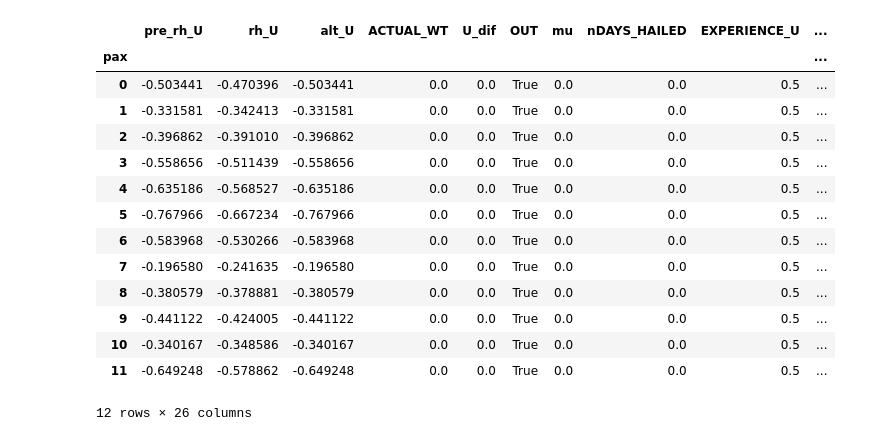
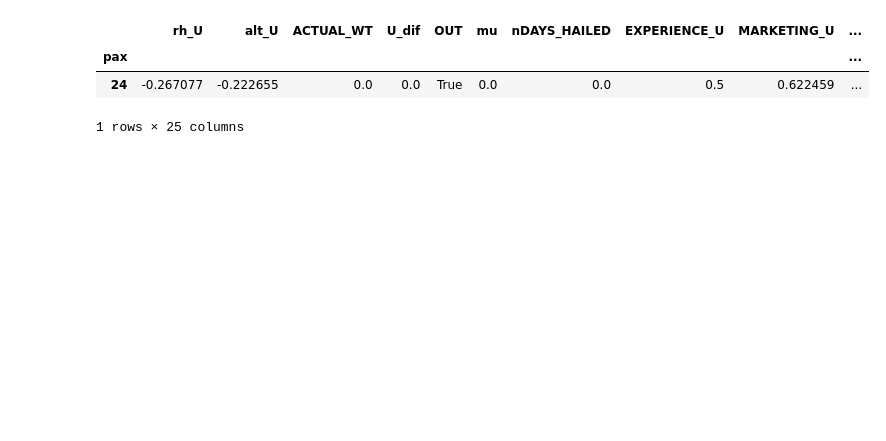
Before and after one commit to Farnoud-G/MaaSSim, a Jupyter notebook: docs/tutorials/S.ipynb, the cells around one changed output. Drawn from its saved outputs; the diff is of its cells as text; code cells hidden in the pictures; blank space fills up the shorter version.

```diff
--- a/docs/tutorials/S.ipynb
+++ b/docs/tutorials/S.ipynb
@@ -69,10 +69,11 @@ params.d2d.B_Experience = 0.5
 params.d2d.B_Marketing = 0.25
 params.d2d.B_WOM = 0.25
 params.d2d.diffusion_speed = 5/100 # this percentage should be a function of platfrom profit
+params.d2d.m = 10
 
 params.nP = 2000
-params.nV = 100
-params.nD = 20
+params.nV = 200
+params.nD = 100
 params.simTime = 4
 params.d2d.res_wage = params.simTime*13.20 #euro
 # %%
@@ -102,18 +283,8 @@ sim = MaaSSim.simulators.simulate(params=params, f_driver_out=S_driver_opt_out,f
 # %%
-sim.res[0].pax_exp
+df = sim.res[0].pax_exp
+df[df.index==24]
 # %% [output]
-|  | pre_rh_U | rh_U | alt_U | ACTUAL_WT | U_dif | OUT | mu | nDAYS_HAILED | EXPERIENCE_U | ... |
+|  | rh_U | alt_U | ACTUAL_WT | U_dif | OUT | mu | nDAYS_HAILED | EXPERIENCE_U | MARKETING_U | ... |
 | pax |  |  |  |  |  |  |  |  |  | ... |
-| 0 | -0.503441 | -0.470396 | -0.503441 | 0.0 | 0.0 | True | 0.0 | 0.0 | 0.5 | ... |
-| 1 | -0.331581 | -0.342413 | -0.331581 | 0.0 | 0.0 | True | 0.0 | 0.0 | 0.5 | ... |
-| 2 | -0.396862 | -0.391010 | -0.396862 | 0.0 | 0.0 | True | 0.0 | 0.0 | 0.5 | ... |
-| 3 | -0.558656 | -0.511439 | -0.558656 | 0.0 | 0.0 | True | 0.0 | 0.0 | 0.5 | ... |
-| 4 | -0.635186 | -0.568527 | -0.635186 | 0.0 | 0.0 | True | 0.0 | 0.0 | 0.5 | ... |
-| 5 | -0.767966 | -0.667234 | -0.767966 | 0.0 | 0.0 | True | 0.0 | 0.0 | 0.5 | ... |
-| 6 | -0.583968 | -0.530266 | -0.583968 | 0.0 | 0.0 | True | 0.0 | 0.0 | 0.5 | ... |
-| 7 | -0.196580 | -0.241635 | -0.196580 | 0.0 | 0.0 | True | 0.0 | 0.0 | 0.5 | ... |
-| 8 | -0.380579 | -0.378881 | -0.380579 | 0.0 | 0.0 | True | 0.0 | 0.0 | 0.5 | ... |
-| 9 | -0.441122 | -0.424005 | -0.441122 | 0.0 | 0.0 | True | 0.0 | 0.0 | 0.5 | ... |
-| 10 | -0.340167 | -0.348586 | -0.340167 | 0.0 | 0.0 | True | 0.0 | 0.0 | 0.5 | ... |
-| 11 | -0.649248 | -0.578862 | -0.649248 | 0.0 | 0.0 | True | 0.0 | 0.0 | 0.5 | ... |
+| 24 | -0.267077 | -0.222655 | 0.0 | 0.0 | True | 0.0 | 0.0 | 0.5 | 0.622459 | ... |
-12 rows × 26 columns
+1 rows × 25 columns
```
Also changed, not shown: parts of 20 cells of this notebook, 2 other files.
